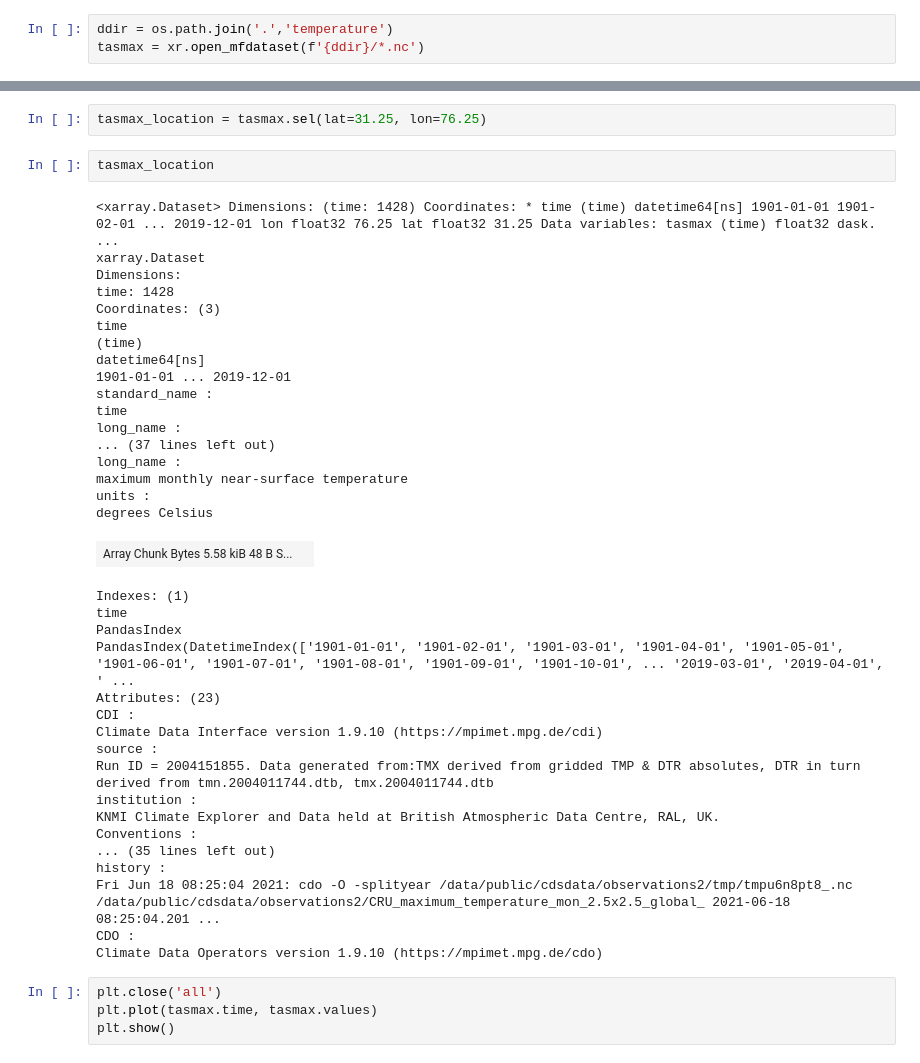
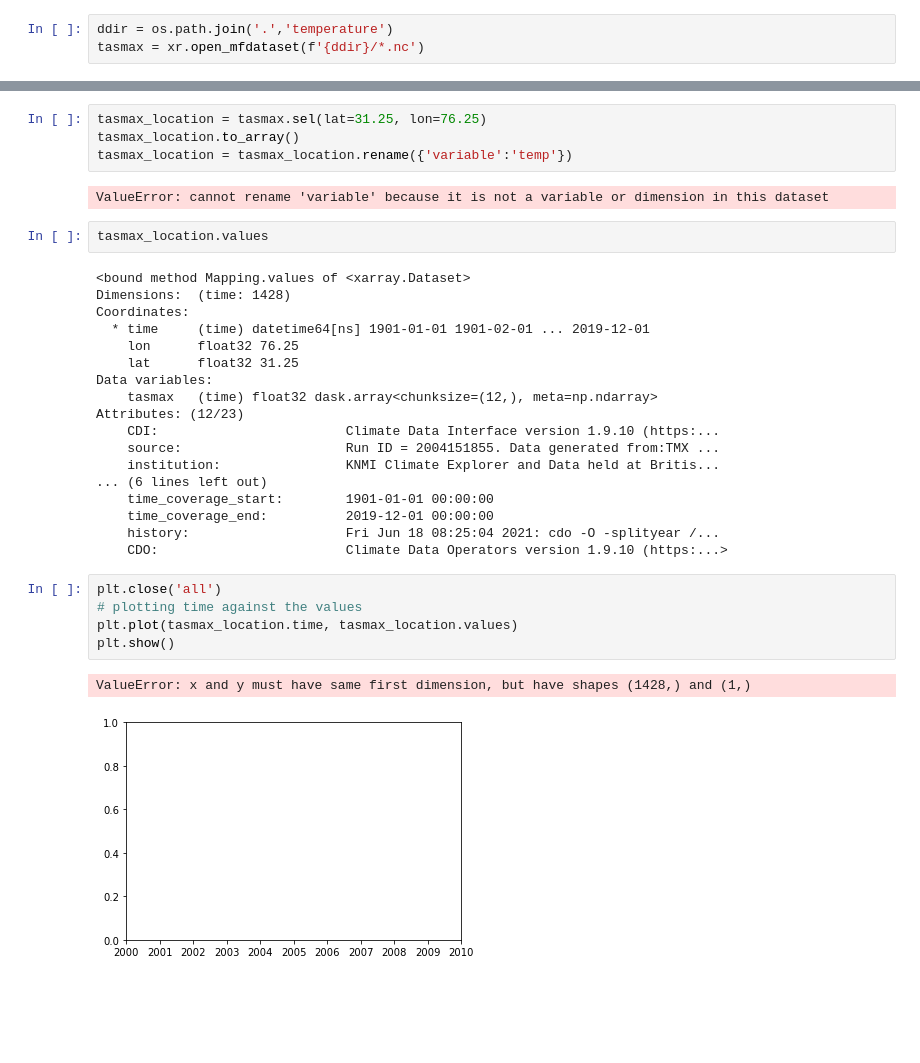
Before and after one commit to alliajagbe/time-series, a Jupyter notebook: timedata2.ipynb, the cells around one changed output, grey strips where cells are left out. Saved outputs shown, nothing was run; the diff lists cells and outputs as text; blank space fills up the shorter version.

```diff
--- a/timedata2.ipynb
+++ b/timedata2.ipynb
@@ -43,44 +90,34 @@ pr.to_array()
 # %%
 tasmax_location = tasmax.sel(lat=31.25, lon=76.25)
+tasmax_location.to_array()
+tasmax_location = tasmax_location.rename({'variable':'temp'})
+# %% [output]
+ValueError: cannot rename 'variable' because it is not a variable or dimension in this dataset
 # %%
-tasmax_location
+tasmax_location.values
 # %% [output]
-<xarray.Dataset> Dimensions: (time: 1428) Coordinates: * time (time) datetime64[ns] 1901-01-01 1901-02-01 ... 2019-12-01 lon float32 76.25 lat float32 31.25 Data variables: tasmax (time) float32 dask. ...
-xarray.Dataset
-Dimensions:
-time: 1428
-Coordinates: (3)
-time
-(time)
-datetime64[ns]
-1901-01-01 ... 2019-12-01
-standard_name :
-time
-long_name :
-... (37 lines left out)
-long_name :
-maximum monthly near-surface temperature
-units :
-degrees Celsius
+<bound method Mapping.values of <xarray.Dataset>
+Dimensions:  (time: 1428)
+Coordinates:
+  * time     (time) datetime64[ns] 1901-01-01 1901-02-01 ... 2019-12-01
+    lon      float32 76.25
+    lat      float32 31.25
+Data variables:
+    tasmax   (time) float32 dask.array<chunksize=(12,), meta=np.ndarray>
+Attributes: (12/23)
+    CDI:                        Climate Data Interface version 1.9.10 (https:...
+    source:                     Run ID = 2004151855. Data generated from:TMX ...
+    institution:                KNMI Climate Explorer and Data held at Britis...
+... (6 lines left out)
+    time_coverage_start:        1901-01-01 00:00:00
+    time_coverage_end:          2019-12-01 00:00:00
+    history:                    Fri Jun 18 08:25:04 2021: cdo -O -splityear /...
+    CDO:                        Climate Data Operators version 1.9.10 (https:...>
-| Array Chunk Bytes 5.58 kiB 48 B S... |  |
-Indexes: (1)
-time
-PandasIndex
-PandasIndex(DatetimeIndex(['1901-01-01', '1901-02-01', '1901-03-01', '1901-04-01', '1901-05-01', '1901-06-01', '1901-07-01', '1901-08-01', '1901-09-01', '1901-10-01', ... '2019-03-01', '2019-04-01', ' ...
-Attributes: (23)
-CDI :
-Climate Data Interface version 1.9.10 (https://mpimet.mpg.de/cdi)
-source :
-Run ID = 2004151855. Data generated from:TMX derived from gridded TMP & DTR absolutes, DTR in turn derived from tmn.2004011744.dtb, tmx.2004011744.dtb
-institution :
-KNMI Climate Explorer and Data held at British Atmospheric Data Centre, RAL, UK.
-Conventions :
-... (35 lines left out)
-history :
-Fri Jun 18 08:25:04 2021: cdo -O -splityear /data/public/cdsdata/observations2/tmp/tmpu6n8pt8_.nc /data/public/cdsdata/observations2/CRU_maximum_temperature_mon_2.5x2.5_global_ 2021-06-18 08:25:04.201 ...
-CDO :
-Climate Data Operators version 1.9.10 (https://mpimet.mpg.de/cdo)
 # %%
 plt.close('all')
-plt.plot(tasmax.time, tasmax.values)
+# plotting time against the values
+plt.plot(tasmax_location.time, tasmax_location.values)
 plt.show()
+# %% [output]
+ValueError: x and y must have same first dimension, but have shapes (1428,) and (1,)
+[figure, added]
```
Also changed, not shown: parts of 5 cells of this notebook.
